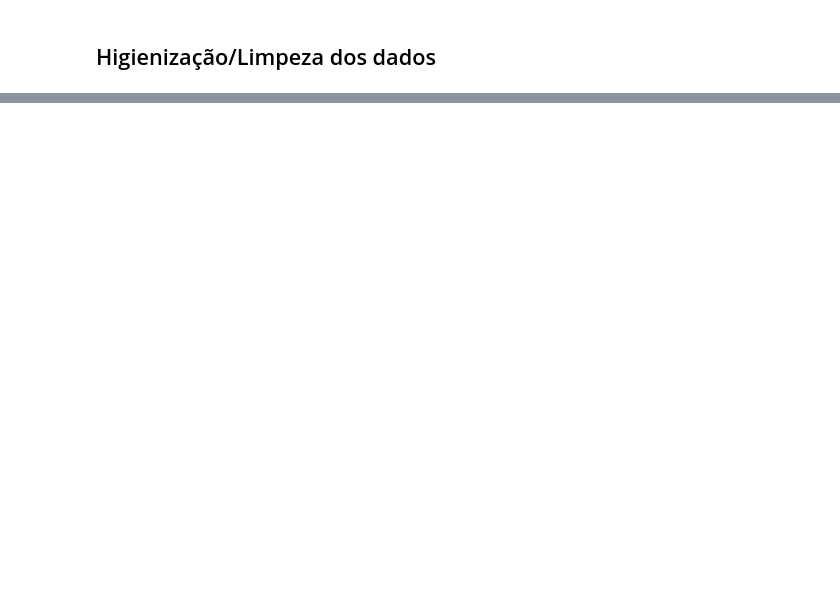
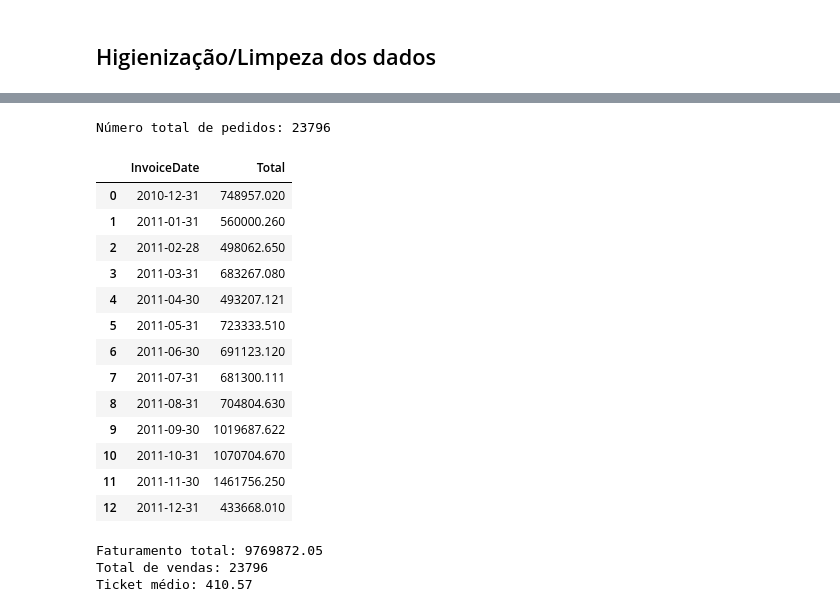
Before and after one commit to pgsouto/GEIA, a Jupyter notebook: project/frst_notebook.ipynb, the cells around one changed output, grey strips where cells are left out. Cells and saved outputs as stored; diff of their text form; code cells hidden in the pictures; blank space fills up the shorter version.

```diff
--- a/project/frst_notebook.ipynb
+++ b/project/frst_notebook.ipynb
@@ -155,0 +280,65 @@ Q3:  4.13
+# %%
+
+df_ordenado_por_data = df_total_col.sort_values(by='InvoiceDate')
+df_ordenado_por_data[['InvoiceDate', 'InvoiceNo', 'Total']]
+
+num_pedidos = df_total_col['InvoiceNo'].nunique()
+print(f'Número total de pedidos: {num_pedidos}')
+
+df_vendas_mes = df_total_col.groupby(pd.Grouper(key='InvoiceDate', freq='ME'))['Total'].sum().reset_index()
+#df_vendas_mes['Month'] = df_vendas_mes['InvoiceDate'].dt.strftime('%b %Y')
+
+import matplotlib.pyplot as plt
+
+
+fig = px.line(
+    df_vendas_mes,
+    x='InvoiceDate',
+    y='Total',
+    title='Gráfico de linha: Faturamento mensal entre 31/12/2010 e 13/12/2011 ',
+    markers=True
+)
+
+fig.update_layout(
+    xaxis_title='Mês',
+    yaxis_title='Faturamento',
+    title_font_size=20
+)
+fig.update_layout(
+    xaxis=dict(
+        tickformat="%b %Y",
+        tickangle=45,
+        dtick="M1"  # Garante um tick a cada mês
+    )
+)
+
+fig.show()
+
+df_vendas_mes
+# %% [output]
+Número total de pedidos: 23796
+|  | InvoiceDate | Total |
+| 0 | 2010-12-31 | 748957.020 |
+| 1 | 2011-01-31 | 560000.260 |
+| 2 | 2011-02-28 | 498062.650 |
+| 3 | 2011-03-31 | 683267.080 |
+| 4 | 2011-04-30 | 493207.121 |
+| 5 | 2011-05-31 | 723333.510 |
+| 6 | 2011-06-30 | 691123.120 |
+| 7 | 2011-07-31 | 681300.111 |
+| 8 | 2011-08-31 | 704804.630 |
+| 9 | 2011-09-30 | 1019687.622 |
+| 10 | 2011-10-31 | 1070704.670 |
+| 11 | 2011-11-30 | 1461756.250 |
+| 12 | 2011-12-31 | 433668.010 |
+# %%
+faturamento = df_total_col['Total'].sum()
+num_pedidos = df_total_col['InvoiceNo'].nunique()
+ticket_medio = faturamento / num_pedidos
+print(f'Faturamento total: {faturamento:.2f}')
+print(f'Total de vendas: {num_pedidos}')
+print(f'Ticket médio: {ticket_medio:.2f}')
+# %% [output]
+Faturamento total: 9769872.05
+Total de vendas: 23796
+Ticket médio: 410.57
```
Also changed, not shown: parts of 9 cells of this notebook, 3 other files.
